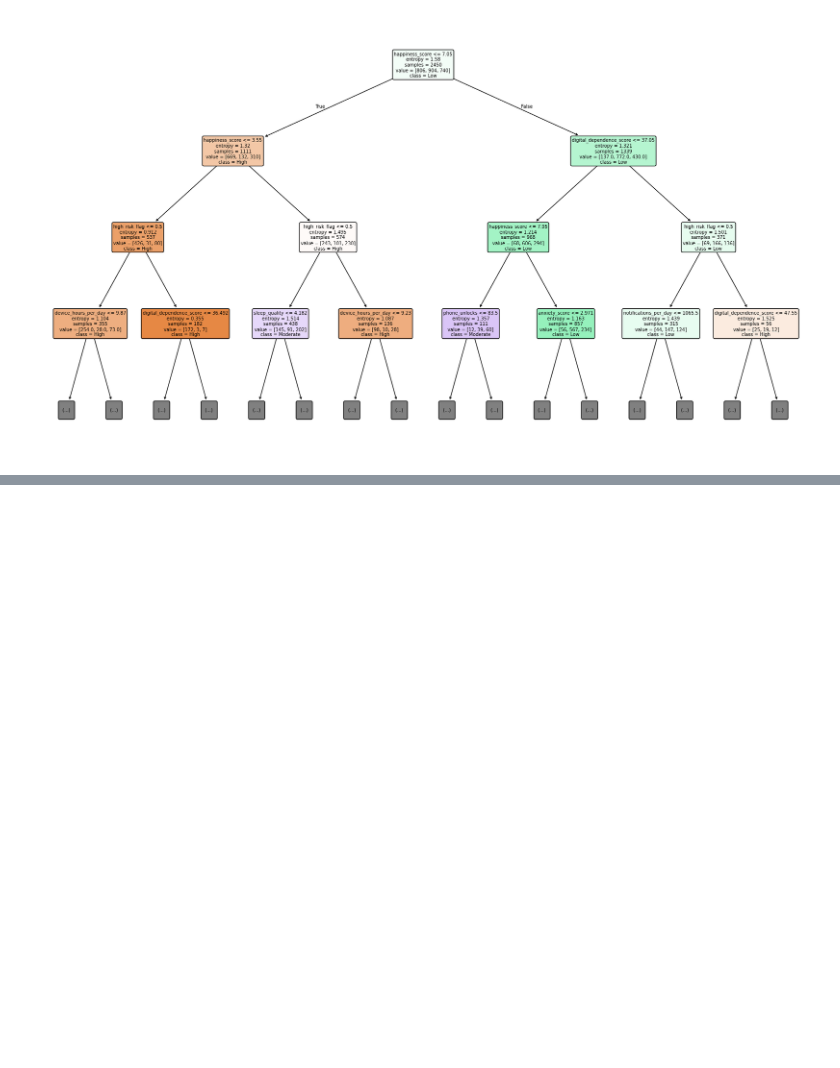
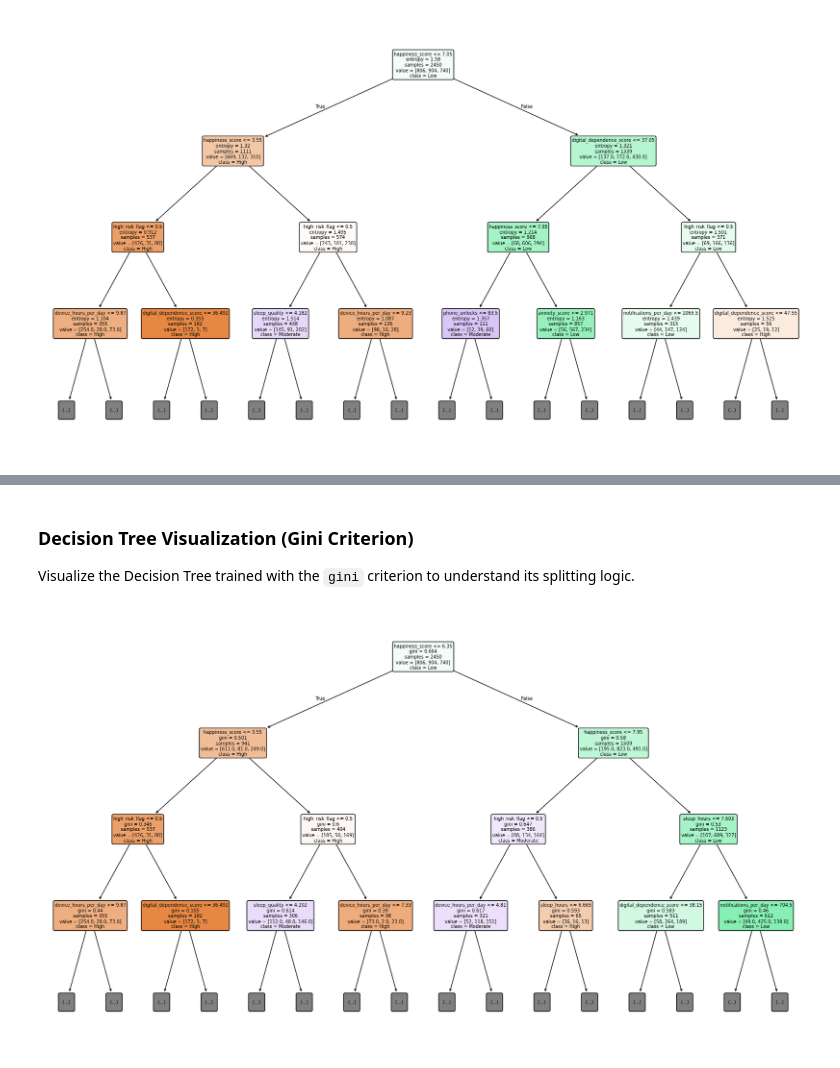
Before and after one commit to solomon54/Data-Preprocessing-for-ML-using-Titanic-Dataset, a Jupyter notebook: DecisionTree2.ipynb, the cells around one changed output, grey strips where cells are left out. Cells and saved outputs as stored; diff of their text form; code cells hidden in the pictures; blank space fills up the shorter version.

Commit message:
Implemented and compared Decision Tree models with Entropy and Gini criteria to predict stress levels

```diff
--- a/DecisionTree2.ipynb
+++ b/DecisionTree2.ipynb
@@ -51,5 +46,5 @@ from sklearn.metrics import accuracy_score, confusion_matrix, classification_rep
 # %%
-url=('/content/DecisionTree/Digital-health-and-mental-wellness.csv')
+url=('/content/sample_data/Digital-health-and-mental-wellness.csv')
 df=pd.read_csv(url)
 # %% [markdown]
 #**Data Set First Look**
@@ -263,7 +214,6 @@ clf = DecisionTreeClassifier(
 
 # Convert boolean columns in X_train and X_test to int (0 or 1)
 # This handles the case where scikit-learn's check_array might have issues with bool dtypes
-# when trying to coerce to float32, especially if other columns are mixed.
 for col in X_train.select_dtypes(include='bool').columns:
     X_train[col] = X_train[col].astype(int)
 for col in X_test.select_dtypes(include='bool').columns:
@@ -271,11 +221,6 @@ for col in X_test.select_dtypes(include='bool').columns:
 
 # Explicitly convert any remaining non-numeric columns in X_train and X_test to numeric,
 # coercing errors to NaN and then filling them. This ensures no string columns remain.
-# This step might be redundant if X is already clean, but acts as a safeguard.
-for col in X_train.columns:
-    if X_train[col].dtype == 'object':
-        X_train[col] = pd.to_numeric(X_train[col], errors='coerce')
-        X_train[col] = X_train[col].fillna(0) # Fill NaNs with 0, or another appropriate strategy
 
 for col in X_test.columns:
     if X_test[col].dtype == 'object':
@@ -343,0 +283,15 @@ plt.show()
+# %%
+clf_gini = DecisionTreeClassifier(
+    criterion='gini', # Minimize Gini Impurity
+    max_depth=5,
+    min_samples_leaf=5,
+    random_state=42
+)
+
+# Train the Gini-based model
+clf_gini.fit(X_train, y_train)
+
+# Predict with the Gini-based model
+y_pred_gini = clf_gini.predict(X_test)
+
+print("Gini-based Decision Tree trained and predictions made.")
@@ -343,0 +331,18 @@ plt.show()
+# %% [markdown]
+### **Decision Tree Visualization (Gini Criterion)**
+
+Visualize the Decision Tree trained with the `gini` criterion to understand its splitting logic.
+# %%
+plt.figure(figsize=(21,12))
+plot_tree(
+    clf_gini,
+    feature_names=X.columns,
+    class_names=le.classes_,
+    filled=True,
+    rounded=True,
+    fontsize=7,
+    max_depth=3  # only top levels for clarity
+)
+plt.show()
+# %% [output]
+[figure, added]
```
Also changed, not shown: parts of 16 cells of this notebook.
